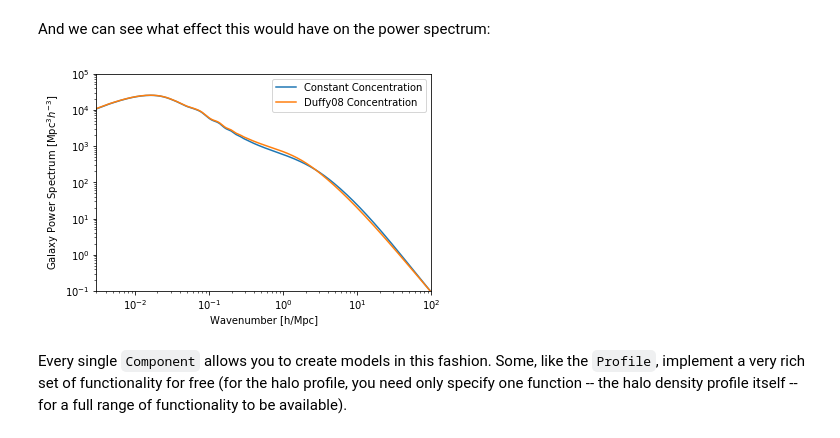
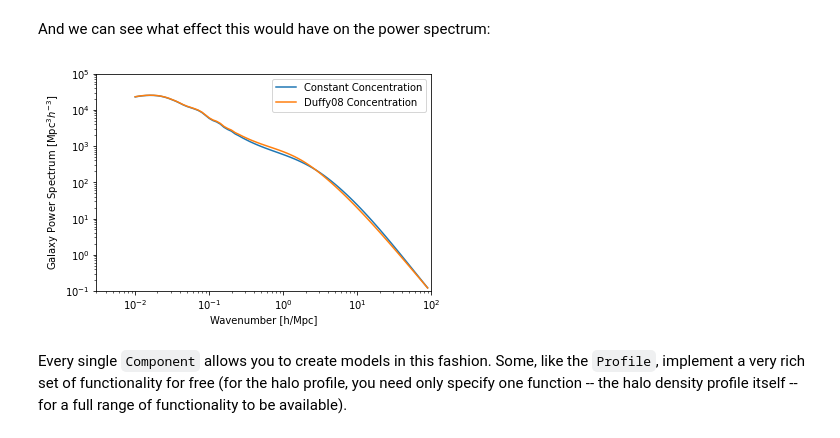
Before and after one commit to halomod/halomod, a Jupyter notebook: docs/examples/getting_started.ipynb, the cells around one changed output. Saved outputs shown, nothing was run; the diff lists cells and outputs as text; code cells hidden in the pictures.

```diff
--- a/docs/examples/getting_started.ipynb
+++ b/docs/examples/getting_started.ipynb
@@ -273,18 +273,18 @@ plt.ylabel("Halo Concentration");
 # %% [markdown]
 And we can see what effect this would have on the power spectrum:
 # %%
-plt.plot(hm.k, hm.power_auto_matter, label='Constant Concentration')
-plt.plot(hm_orig.k, hm_orig.power_auto_matter, label='Duffy08 Concentration')
+plt.plot(hm.k_hm, hm.power_auto_matter, label='Constant Concentration')
+plt.plot(hm_orig.k_hm, hm_orig.power_auto_matter, label='Duffy08 Concentration')
 
 plt.xscale('log')
 plt.yscale('log')
 plt.xlim(3e-3, 100)
 plt.ylim(1e-1, 1e5)
 
 plt.legend()
 plt.xlabel("Wavenumber [h/Mpc]")
 plt.ylabel(r"Galaxy Power Spectrum [${\rm Mpc^3} h^{-3}$]");
 # %% [output]
-[figure, old version]
+[figure, new version]
 # %% [markdown]
 Every single `Component` allows you to create models in this fashion. Some, like the `Profile`, implement a very rich set of functionality for free (for the halo profile, you need only specify one function -- the halo density profile itself -- for a full range of functionality to be available).
```
Also changed, not shown: parts of 13 cells of this notebook, 1 other file.
